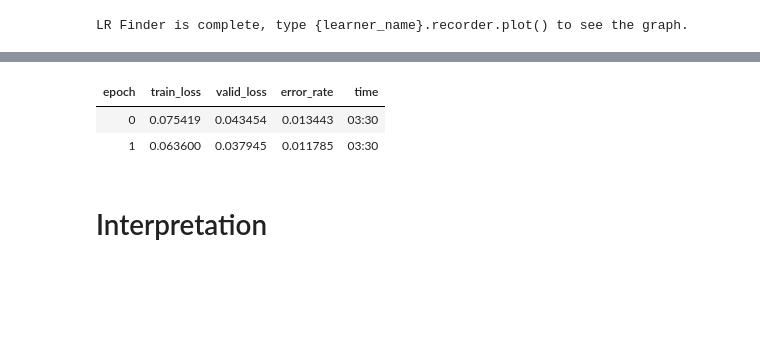
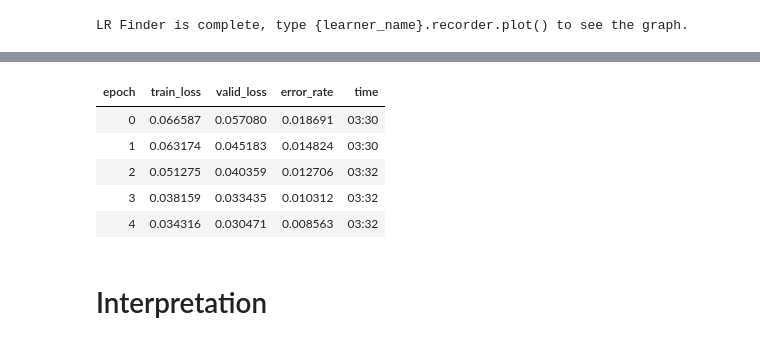
Before and after one commit to Zarrko/plant-diseases, a Jupyter notebook: models/Plant_Diseases_Detection.ipynb, the cells around one changed output, grey strips where cells are left out. Drawn from its saved outputs; the diff is of its cells as text; code cells hidden in the pictures; blank space fills up the shorter version.

```diff
--- a/models/Plant_Diseases_Detection.ipynb
+++ b/models/Plant_Diseases_Detection.ipynb
@@ -46,7 +46,7 @@ for c in folders:
 # View Images
 np.random.seed(42)
 data = ImageDataBunch.from_folder(path, train=".", valid_pct=0.2,
-        ds_tfms=get_transforms(), size=224, num_workers=4).normalize(imagenet_stats)
+        ds_tfms=get_transforms(), size=256, num_workers=4).normalize(imagenet_stats)
 # %%
 data.classes
 # %% [output]
@@ -86,2 +86,4 @@ learn.fit_one_cycle(4)
 # %%
 learn.save('stage-1')
+# %%
+learn.load('stage-1')
@@ -102,10 +122,13 @@ LR Finder is complete, type {learner_name}.recorder.plot() to see the graph.
 # %%
 learn.unfreeze()
-learn.fit_one_cycle(2, max_lr=slice(1e-6,1e-4))
+learn.fit_one_cycle(5, max_lr=slice(1e-4))
 # %% [output]
 | epoch | train_loss | valid_loss | error_rate | time |
-| 0 | 0.075419 | 0.043454 | 0.013443 | 03:30 |
-| 1 | 0.063600 | 0.037945 | 0.011785 | 03:30 |
+| 0 | 0.066587 | 0.057080 | 0.018691 | 03:30 |
+| 1 | 0.063174 | 0.045183 | 0.014824 | 03:30 |
+| 2 | 0.051275 | 0.040359 | 0.012706 | 03:32 |
+| 3 | 0.038159 | 0.033435 | 0.010312 | 03:32 |
+| 4 | 0.034316 | 0.030471 | 0.008563 | 03:32 |
 # %%
 learn.save('stage-2')
 # %% [markdown]
```
Also changed, not shown: parts of 6 cells of this notebook, 1 other file.
